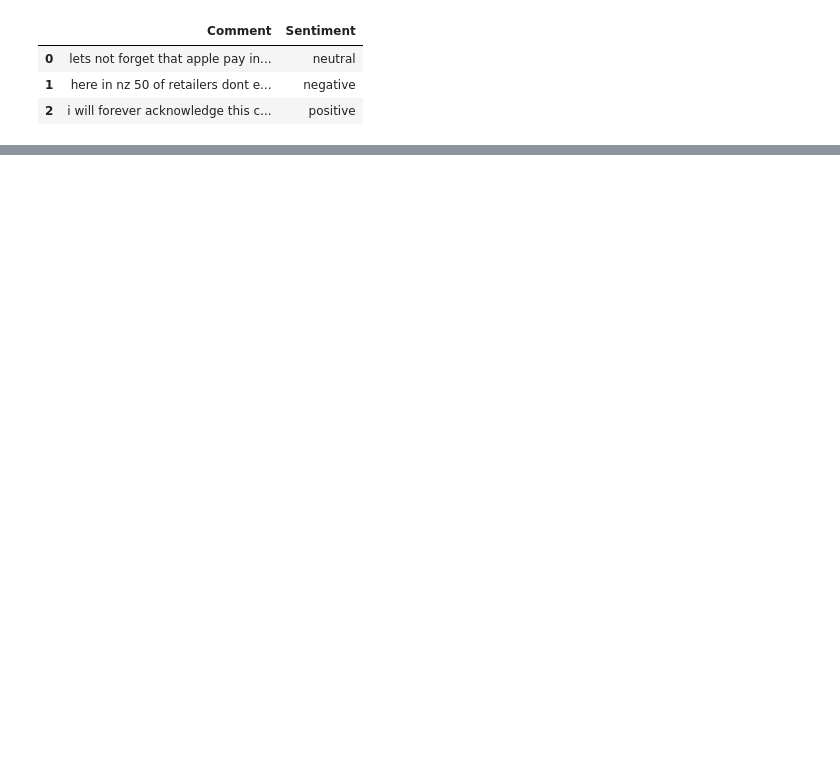
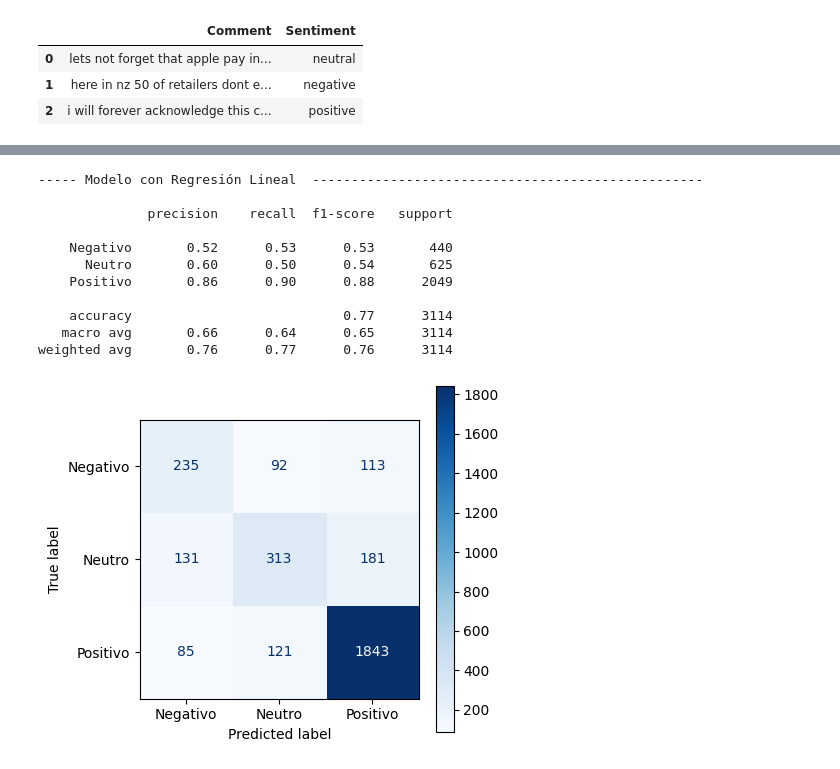
Before and after one commit to anava122002/YouTube-video-impact-classification-II, a Jupyter notebook: notebooks/all_models.ipynb, the cells around one changed output, grey strips where cells are left out. Cells and saved outputs as stored; diff of their text form; code cells hidden in the pictures; blank space fills up the shorter version.

```diff
--- a/notebooks/all_models.ipynb
+++ b/notebooks/all_models.ipynb
@@ -255,3 +317,24 @@ Negativo       0.86      0.91      0.89      2049
 accuracy                            0.78      3114
 macro avg       0.68      0.65      0.66      3114
 weighted avg    0.77      0.78      0.77      3114
+# %%
+# Regresión lineal
+improved_lin_clf = LinearSVC(class_weight={'negative': 3, 'neutral': 1, 'positive': 0.5}, C=1)
+
+print("----- Modelo con Regresión Lineal ", "-" * 50, "\n")
+
+improved_lin_results, improved_lin_accuracy = train(improved_lin_clf, X_train, X_test, y_train, y_test)
+improved_lin_report = evaluation(y_test, improved_lin_results)
+# %% [output]
+----- Modelo con Regresión Lineal  --------------------------------------------------
+
+              precision    recall  f1-score   support
+
+    Negativo       0.52      0.53      0.53       440
+      Neutro       0.60      0.50      0.54       625
+    Positivo       0.86      0.90      0.88      2049
+
+    accuracy                           0.77      3114
+   macro avg       0.66      0.64      0.65      3114
+weighted avg       0.76      0.77      0.76      3114
+[figure, added]
```
Also changed, not shown: parts of 16 cells of this notebook, 4 other files.
